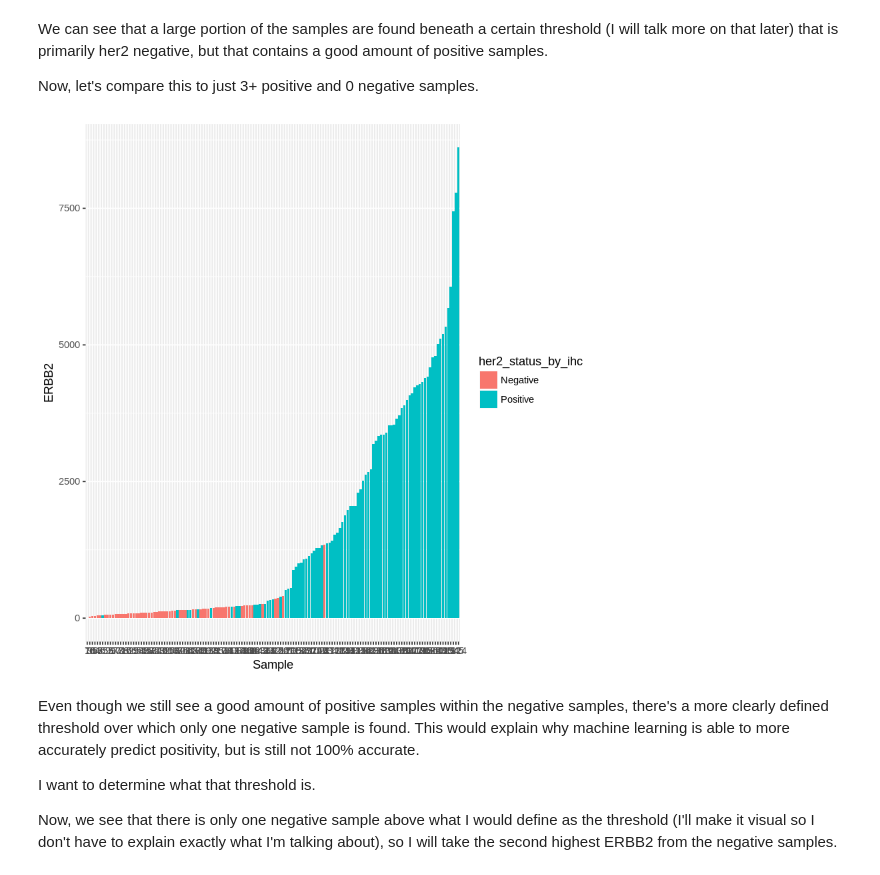
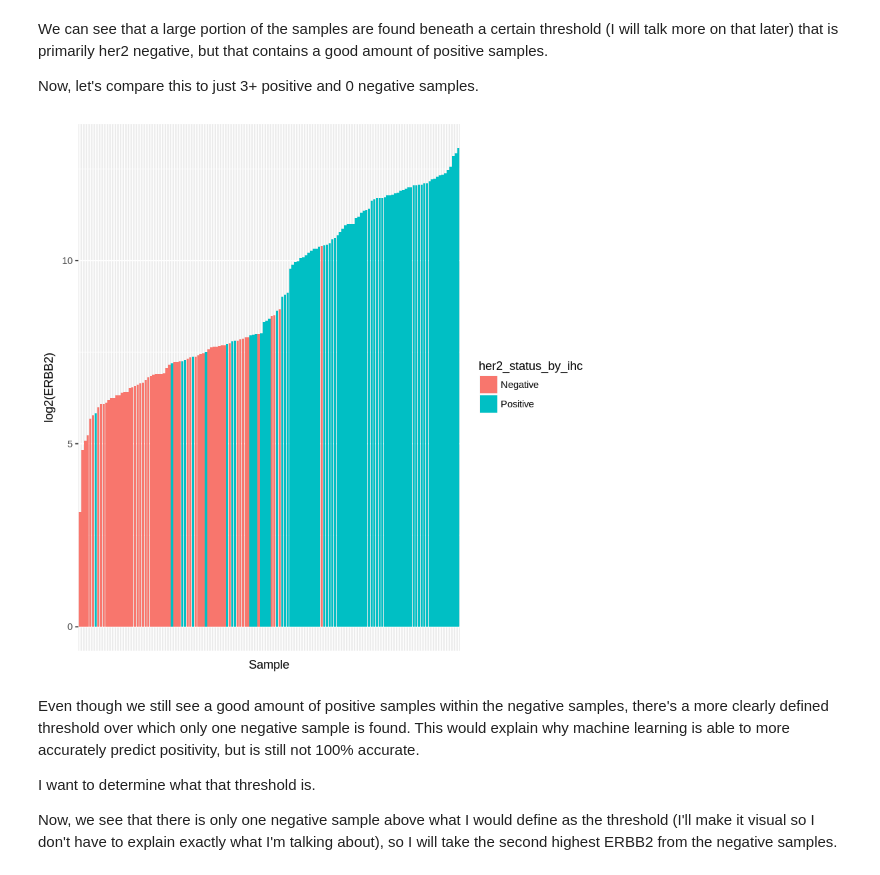
Before and after one commit to zence/SCCR, a Jupyter notebook: notebooks/pos_neg_equivocal.ipynb, the cells around one changed output. Saved outputs shown, nothing was run; the diff lists cells and outputs as text; code cells hidden in the pictures.

```diff
--- a/notebooks/pos_neg_equivocal.ipynb
+++ b/notebooks/pos_neg_equivocal.ipynb
@@ -359,12 +372,14 @@ score.expr <- merge(tmp.gene.expr, score.data[, c('her2_status_by_ihc', 'her2_ih
 score.expr$Sample <- row.names(score.expr)
 score.expr$Sample <- factor(score.expr$Sample, levels = score.expr$Sample[order(score.expr$ERBB2)])
 # %%
-gbar <- ggplot(score.expr, aes(x = Sample, y = ERBB2, fill = her2_status_by_ihc))
-ggbar <- gbar + geom_bar(stat = 'identity')
+gbar <- ggplot(score.expr, aes(x = Sample, y = log2(ERBB2), fill = her2_status_by_ihc))
+ggbar <- gbar + geom_bar(stat = 'identity') +
+            theme(axis.ticks.x = element_blank(),
+                  axis.text.x = element_blank())
 
 ggbar
 # %% [output]
-[figure, old version]
+[figure, new version]
 # %% [markdown]
 Even though we still see a good amount of positive samples within the negative samples, there's a more clearly defined threshold over which only one negative sample is found. This would explain why machine learning is able to more accurately predict positivity, but is still not 100% accurate.
 
```
Also changed, not shown: parts of 16 cells of this notebook, 1 other file.
